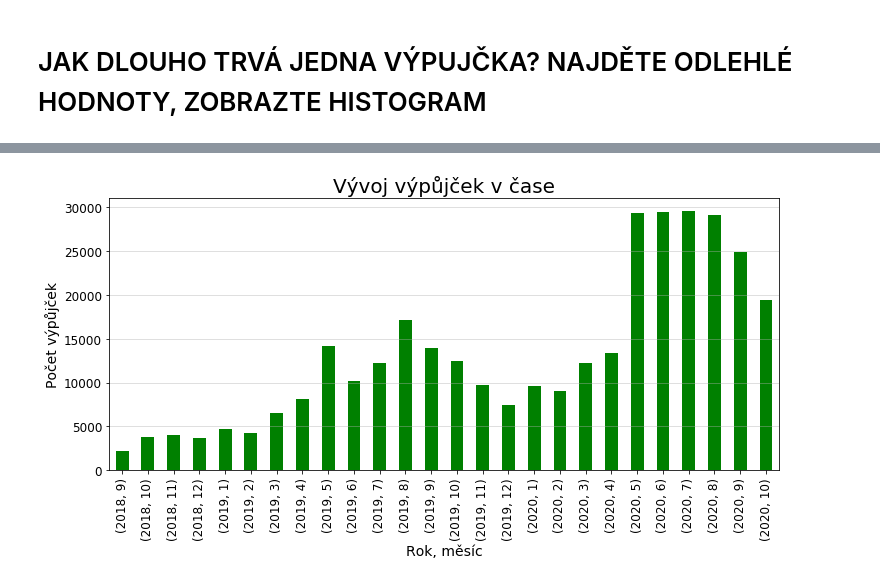
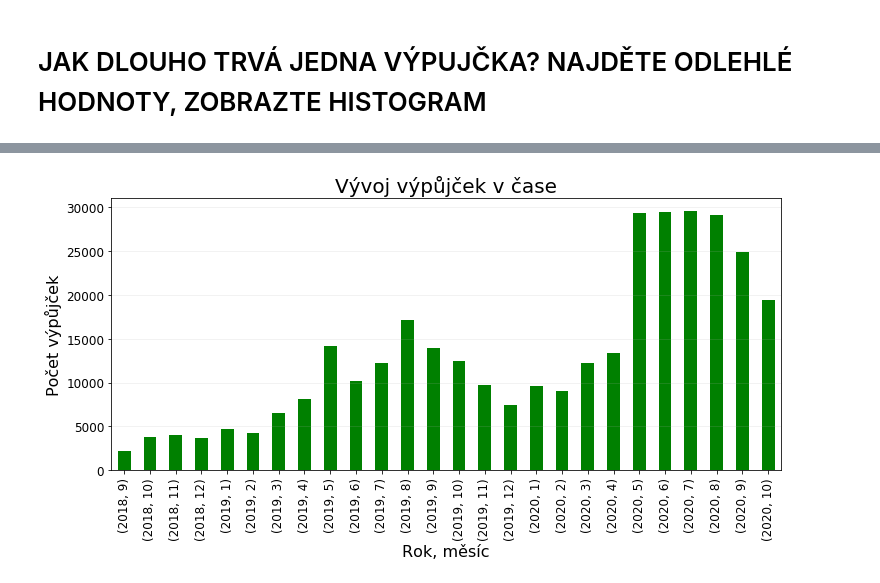
Before and after one commit to barborakacerovska/Engeto, a Jupyter notebook: Projekty/Python project Edinburgh bike sharing.ipynb, the cells around one changed output, grey strips where cells are left out. Saved outputs shown, nothing was run; the diff lists cells and outputs as text; code cells hidden in the pictures.

```diff
--- a/Projekty/Python project Edinburgh bike sharing.ipynb
+++ b/Projekty/Python project Edinburgh bike sharing.ipynb
@@ -21,7 +21,9 @@ Coby datový analytik jste součástí týmu, který na projektu pracuje. Vaší
 import pandas as pd
 #!pip install sqlalchemy
 import sqlalchemy
+import seaborn as sns
 import numpy as np
+import matplotlib as mpl
 #!pip install PyMySql
 #pip install --upgrade pip
 from matplotlib import pyplot as plt
@@ -31,11 +33,13 @@ student_conn_string = "mysql+pymysql://student:p7@vw7MCatmnKjy7@data.engeto.com/
 alchemy_conn = sqlalchemy.create_engine(student_conn_string) #engine kde je databaze
 query = "select * from edinburgh_bikes"
 df = pd.read_sql(query, alchemy_conn)
+
+mpl.rc('figure', figsize=(8,4))
+mpl.rc('axes', labelsize=16, titlesize=20)
+mpl.rc('lines', linewidth=4)
+mpl.rc('legend', fontsize=14, title_fontsize=14)
 # %%
-#df.info()
 df.replace('Picady Place','Picardy Place', inplace=True)
 df.replace('Bruntsfield','Bruntsfield links', inplace=True)
-df.replace('Brunswick Place','Brunswick Place - Virtual', inplace=True)
-df.replace('Meadow Place 2','Meadow Place', inplace=True)
-df.head()
 # df.loc[df['start_station_id']==1024]
+# df.to_excel(r'edinbugh_kola.xlsx', index = False)
@@ -343,29 +324,32 @@ ax.axvline(120, c='green', alpha = 0.6);
 # %%
 df_cas = df[['started_at']]
 df_cas = (df_cas
           .assign(year = pd.DatetimeIndex(df_cas['started_at']).year)
           .assign(month = pd.DatetimeIndex(df_cas['started_at']).month)
           .assign(day = pd.DatetimeIndex(df_cas['started_at']).day)
           .assign(dayofweek = df_cas.started_at.dt.dayofweek)
           .assign(hour = pd.DatetimeIndex(df_cas['started_at']).hour)
           .assign(cnt=1)
          )
 
 df2 = df_cas.groupby(['year','month']).count()
 jaro = df2.loc[([2018,2019,2020],[3,4,5]), 'cnt']
 leto = df2.loc[([2018,2019,2020],[6,7,8]), 'cnt']
 podzim = df2.loc[([2018,2019,2020],[9,10,11]), 'cnt']
 zima = df2.loc[([2018,2019,2020],[12,1,2]), 'cnt']
 
 fig = plt.figure(figsize=(12, 5))
 ax = fig.add_subplot(1, 1, 1)
 
 df_cas.groupby(['year','month']).count().cnt.plot(kind='bar', color='green',  fontsize = 12)
 #jaro.plot(kind='bar', color='green')
-ax.set_title('Vývoj výpůjček v čase', fontsize=20)
-ax.set_xlabel('Rok, měsíc', fontsize=14)
-ax.set_ylabel('Počet výpůjček', fontsize=14)
-ax.grid(axis='y', alpha=0.5)
+ax.set_title('Vývoj výpůjček v čase')
+ax.set_xlabel('Rok, měsíc')
+ax.set_ylabel('Počet výpůjček')
+ax.grid(axis='y', alpha=0.2)
+
+
+#df[['started_at','duration', 'start_station_id']].to_excel(r'vypujcky.xlsx', index = False)
 # %% [output]
-[figure, old version]
+[figure, new version]
 # %%
```
Also changed, not shown: parts of 30 cells of this notebook.
